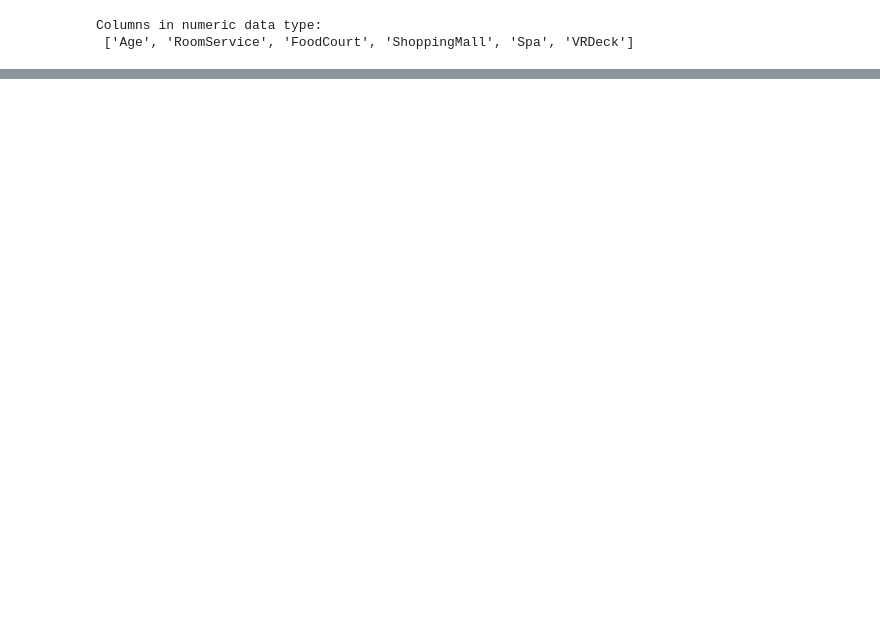
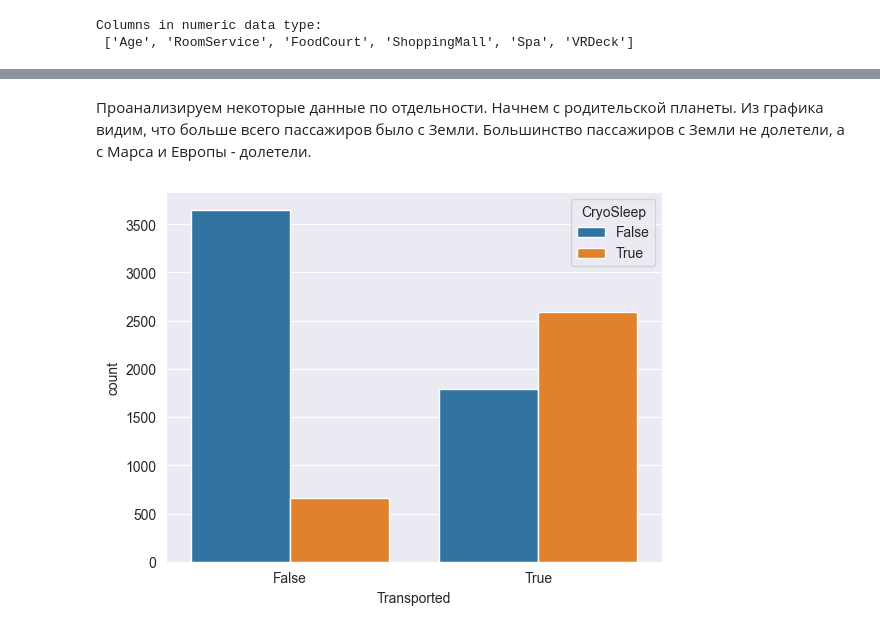
Before and after one commit to IIsovaII/hits2025_ML1, a Jupyter notebook: notebooks/data_analysis.ipynb, the cells around one changed output, grey strips where cells are left out. Saved outputs shown, nothing was run; the diff lists cells and outputs as text; code cells hidden in the pictures; blank space fills up the shorter version.

```diff
--- a/notebooks/data_analysis.ipynb
+++ b/notebooks/data_analysis.ipynb
@@ -128,0 +161,9 @@ plt.show()
+# %% [markdown]
+Проанализируем некоторые данные по отдельности. Начнем с родительской планеты. Из графика видим, что больше всего пассажиров было с Земли. Большинство пассажиров с Земли не долетели, а с Марса и Европы - долетели.
+# %%
+sns.countplot(data=train_data,
+             x='Transported',
+             hue='CryoSleep')
+plt.show()
+# %% [output]
+[figure, added]
```
Also changed, not shown: parts of 34 cells of this notebook, 5 other files.
